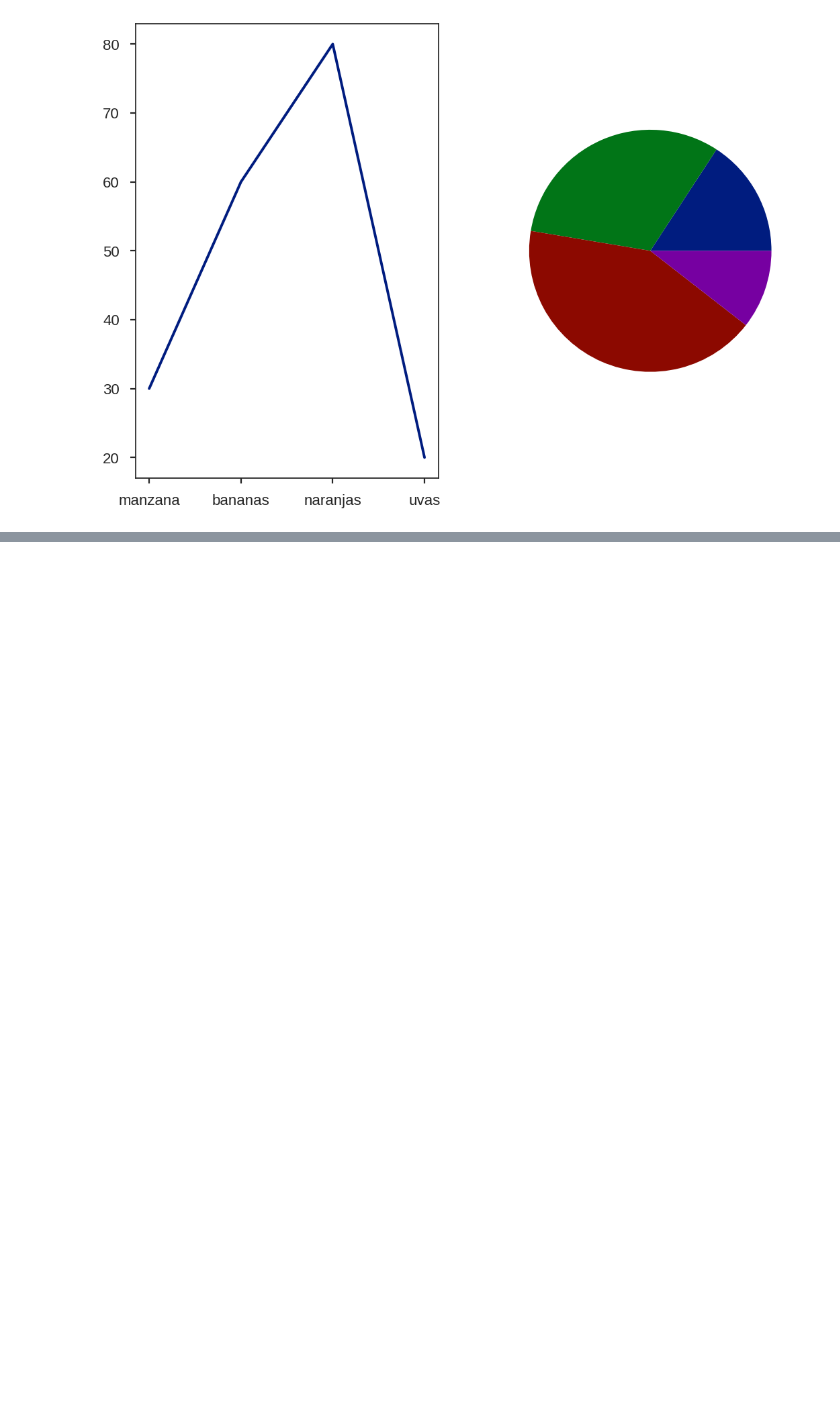
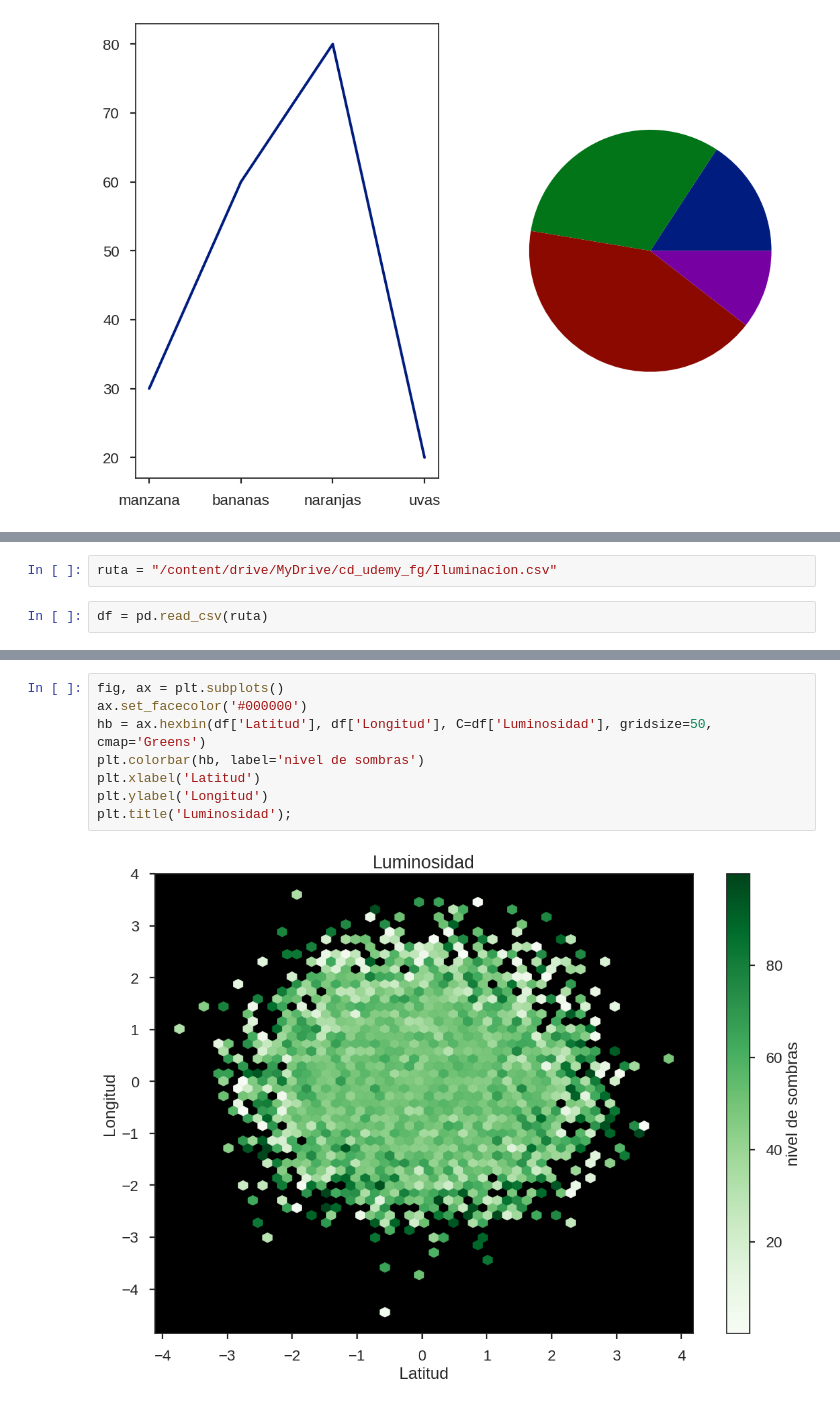
Before and after one commit to MyAppsTest/ciencia_datos_udemy_fg, a Jupyter notebook: Matplotlib.ipynb, the cells around one changed output, grey strips where cells are left out. Saved outputs shown, nothing was run; the diff lists cells and outputs as text; blank space fills up the shorter version.

```diff
--- a/Matplotlib.ipynb
+++ b/Matplotlib.ipynb
@@ -195,0 +203,4 @@ ax2.pie(df['cantidad']);
+# %%
+ruta = "/content/drive/MyDrive/cd_udemy_fg/Iluminacion.csv"
+# %%
+df = pd.read_csv(ruta)
@@ -195,0 +223,10 @@ ax2.pie(df['cantidad']);
+# %%
+fig, ax = plt.subplots()
+ax.set_facecolor('#000000')
+hb = ax.hexbin(df['Latitud'], df['Longitud'], C=df['Luminosidad'], gridsize=50, cmap='Greens')
+plt.colorbar(hb, label='nivel de sombras')
+plt.xlabel('Latitud')
+plt.ylabel('Longitud')
+plt.title('Luminosidad');
+# %% [output]
+[figure, added]
```
Also changed, not shown: parts of 3 cells of this notebook.
